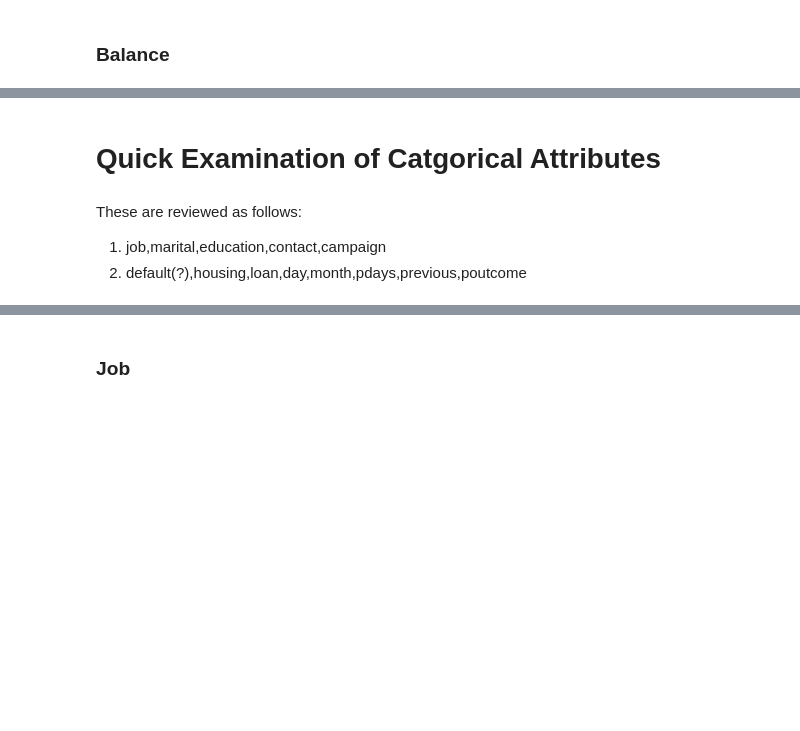
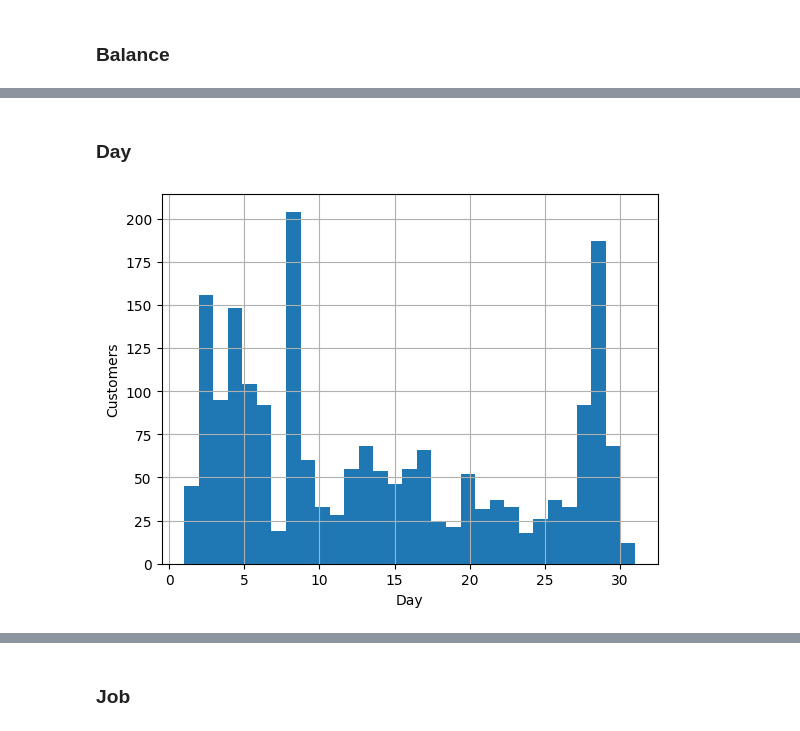
Before and after one commit to qaz73/ULAssignment-1, a Jupyter notebook: etivity1.ipynb, the cells around one changed output, grey strips where cells are left out. Cells and saved outputs as stored; diff of their text form; code cells hidden in the pictures; blank space fills up the shorter version.

Commit message:
more graphs for subscribed data

```diff
--- a/etivity1.ipynb
+++ b/etivity1.ipynb
@@ -219,6 +277,11 @@ Column: pdays
-# %% [markdown]
-# Quick Examination of Catgorical Attributes
-# %% [markdown]
-These are reviewed as follows:
-1. job,marital,education,contact,campaign
-1. default(?),housing,loan,day,month,pdays,previous,poutcome
+# %% [markdown]
+### Day
+# %%
+# Let's start by plotting a histogram of Balance using the command:
+
+df['day'].hist(bins=31);
+plt.xlabel('Day');
+plt.ylabel('Customers');
+plt.show()
+# %% [output]
+[figure, added]
```
Also changed, not shown: parts of 55 cells of this notebook.
